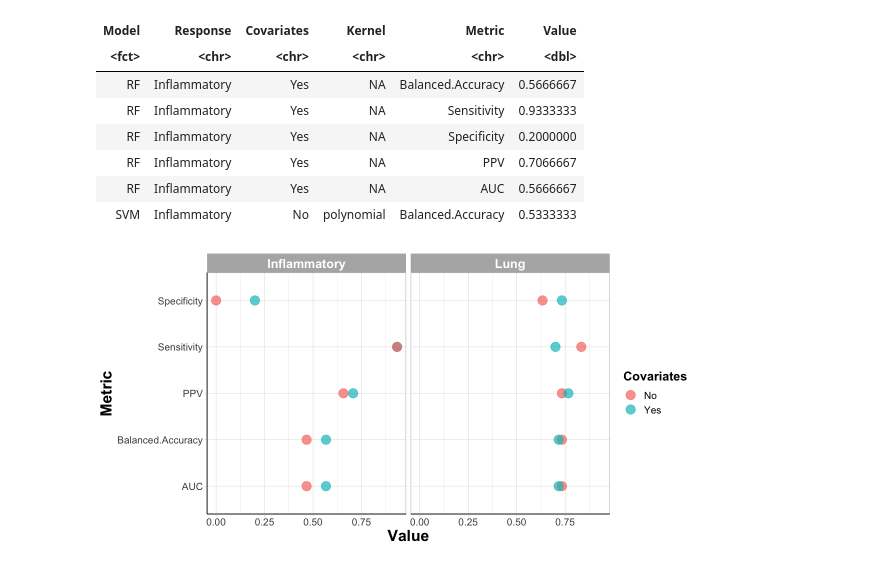
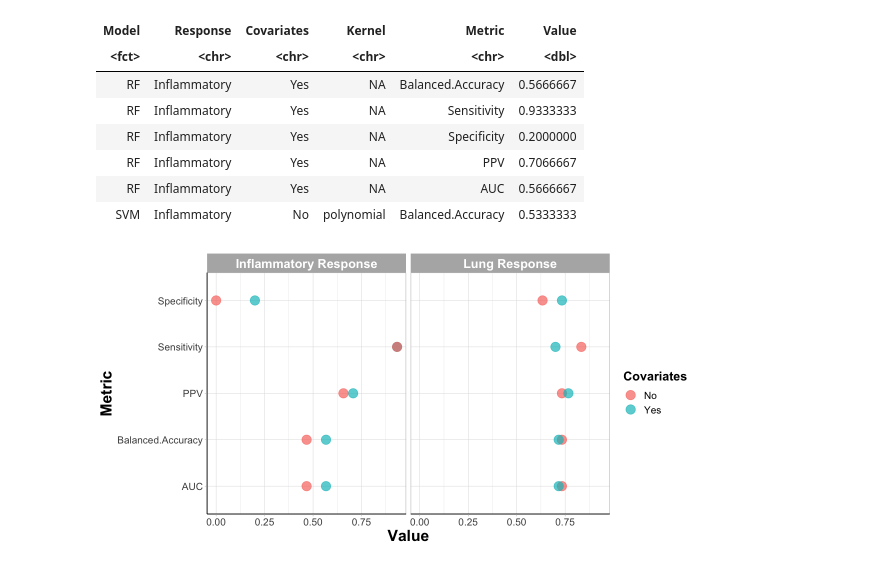
Before and after one commit to UNC-CEMALB/Ozone-exposure-is-associated-with-alterations-in-lung-and-systemic-sterol-profiles-in-healthy-and-as, a Jupyter notebook: 3. ML Visualization/Confusion Matrix Figure.ipynb, the cells around one changed output. Drawn from its saved outputs; the diff is of its cells as text; code cells hidden in the pictures.

```diff
--- a/3. ML Visualization/Confusion Matrix Figure.ipynb
+++ b/3. ML Visualization/Confusion Matrix Figure.ipynb
@@ -46,20 +57,22 @@ A tibble: 6 × 6
 | SVM | Inflammatory | No | polynomial | Balanced.Accuracy | 0.5333333 |
 # %%
 options(repr.plot.width=10, repr.plot.height=5) #changing size
+new_facet_labels = c("Inflammatory Response", "Lung Response")
+names(new_facet_labels) = c("Inflammatory", "Lung")
 ggplot() +
   geom_point(data = longer_confusion_matrix %>%
-                 filter(Model == "RF Classification"), aes(x = Value, y = Metric, color = Covariates), size = 5,
+                 filter(Model == "RF"), aes(x = Value, y = Metric, color = Covariates), size = 5,
             alpha = 0.7) +
 
-  facet_wrap(~Response) +
+  facet_wrap(~Response, labeller = labeller(Response = new_facet_labels)) +
   theme_light() +
   theme(axis.line = element_line(colour = "black"), #making x and y axes black
         axis.text = element_text(size = 12), #changing size of x axis labels
         axis.title = element_text(face = "bold", size = rel(1.7)), #changes axis titles
         legend.title = element_text(face = 'bold', size = 15), #changes legend title
         legend.text = element_text(size = 12), #changes legend text
         strip.text.x = element_text(size = 15, face = "bold"), #changes size of facet x axis
         strip.text.y = element_text(size = 15, face = "bold")) + #changes size of facet y axis
   xlab('Value') + ylab('Metric')  #changing axis labels
 # %% [output]
-[figure, old version]
+[figure, new version]
```
Also changed, not shown: parts of 3 cells of this notebook.
